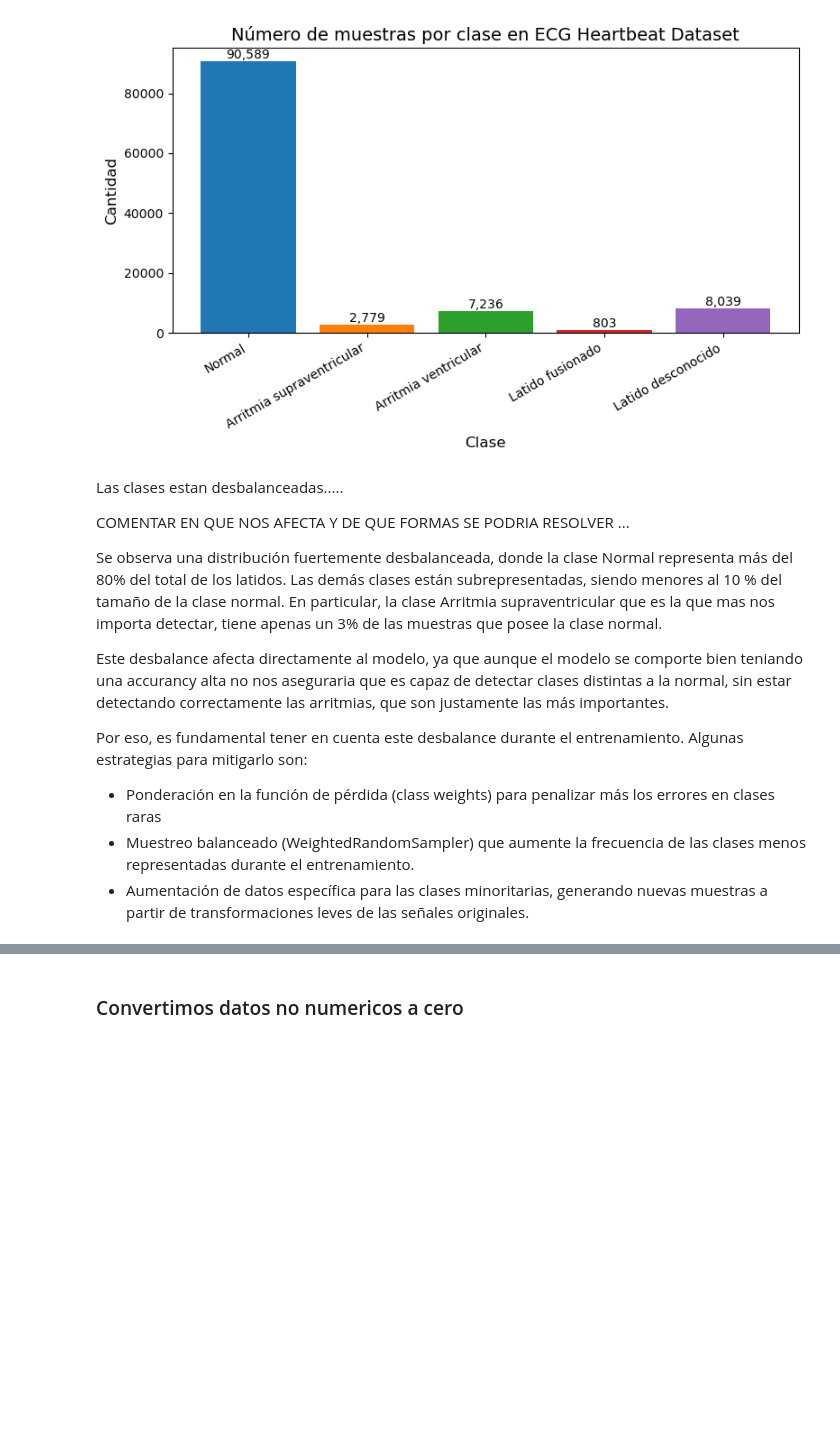
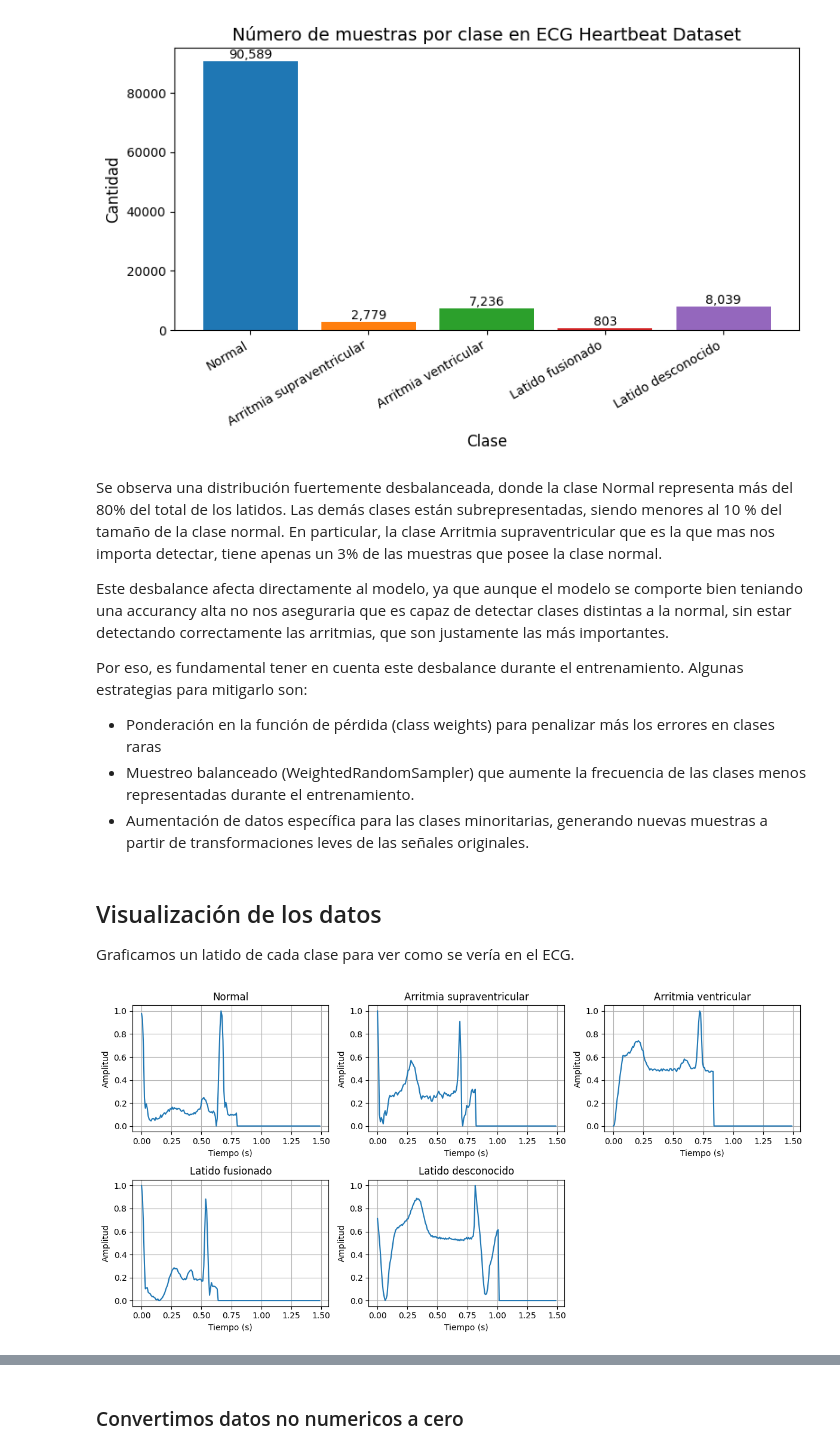
Before and after one commit to nataliacampiglia/tdl_tarea_2, a Jupyter notebook: Tarea_2-letra.ipynb, the cells around one changed output, grey strips where cells are left out. Cells and saved outputs as stored; diff of their text form; code cells hidden in the pictures; blank space fills up the shorter version.

Commit message:
Visualizar latido

```diff
--- a/Tarea_2-letra.ipynb
+++ b/Tarea_2-letra.ipynb
@@ -235,11 +240,6 @@ plot_class_distribution(
 # %% [output]
 [figure]
 # %% [markdown]
-Las clases estan desbalanceadas.....
-
-COMENTAR EN QUE NOS AFECTA Y DE QUE FORMAS SE PODRIA RESOLVER ...
-
-
 Se observa una distribución fuertemente desbalanceada, donde la clase Normal representa más del 80% del total de los latidos. Las demás clases están subrepresentadas, siendo menores al 10 % del tamaño de la clase normal.
 En particular, la clase Arritmia supraventricular que es la que mas nos importa detectar, tiene apenas un 3% de las muestras que posee la clase normal.
 
@@ -250,6 +250,44 @@ Algunas estrategias para mitigarlo son:
 * Ponderación en la función de pérdida (class weights) para penalizar más los errores en clases raras
 * Muestreo balanceado (WeightedRandomSampler) que aumente la frecuencia de las clases menos representadas durante el entrenamiento.
 * Aumentación de datos específica para las clases minoritarias, generando nuevas muestras a partir de transformaciones leves de las señales originales.
+# %% [markdown]
+## Visualización de los datos
+
+Graficamos un latido de cada clase para ver como se vería en el ECG.
+# %%
+# Frecuencia de muestreo tomada de info en Kaggle
+fs = 125
+
+# Tomamos una fila de ejemplo por clase
+clases = sorted(df_train.iloc[:, -1].unique())
+ejemplos = {int(c): df_train[df_train.iloc[:, -1] == c].iloc[0] for c in clases}
+
+n = len(clases)
+cols = 3  # ajustá si querés
+rows = math.ceil(n / cols)
+
+fig, axes = plt.subplots(rows, cols, figsize=(12, 3*rows), squeeze=False)
+
+for ax, c in zip(axes.flat, clases):
+    fila = ejemplos[int(c)]
+    x = fila.iloc[:-1].to_numpy(dtype=float)   # señal sin label
+    N = len(x)
+    t = np.arange(N) / fs
+
+    ax.plot(t, x)
+    ax.set_title(TARGET_NAMES[int(c)])
+    ax.set_xlabel('Tiempo (s)')
+    ax.set_ylabel('Amplitud')
+    ax.grid(True)
+
+# Para que no aparezca la grafica que sobra
+for i in range(n, rows*cols):
+    axes.flat[i].axis('off')
+
+plt.tight_layout()
+plt.show()
+# %% [output]
+[figure, added]
 # %% [markdown]
 # Preprocesamiento básico
 
```
Also changed, not shown: parts of 8 cells of this notebook.
